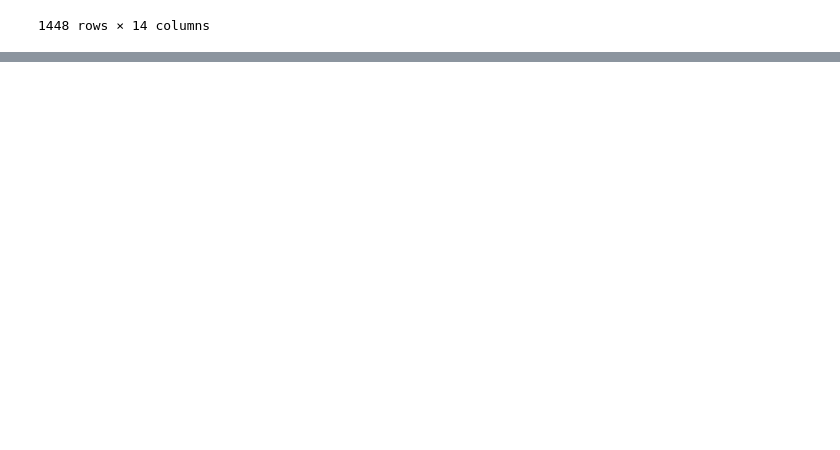
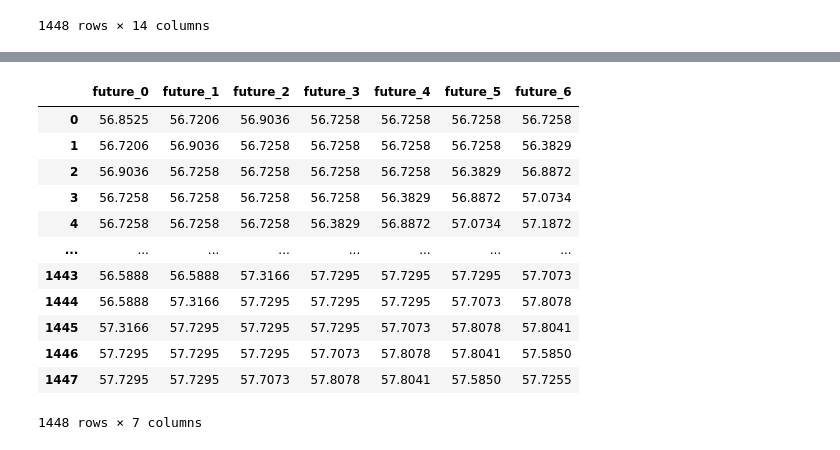
Before and after one commit to nikoladomazetovikj/exchange-rate-prediction-model, a Jupyter notebook: model_training.ipynb, the cells around one changed output, grey strips where cells are left out. Saved outputs shown, nothing was run; the diff lists cells and outputs as text; code cells hidden in the pictures; blank space fills up the shorter version.

Commit message:
feat: data prepared for testing

```diff
--- a/model_training.ipynb
+++ b/model_training.ipynb
@@ -162,0 +181,18 @@ data_frame
+# %%
+# target data
+Y = data_frame[future_columns]
+Y
+# %% [output]
+|  | future_0 | future_1 | future_2 | future_3 | future_4 | future_5 | future_6 |
+| 0 | 56.8525 | 56.7206 | 56.9036 | 56.7258 | 56.7258 | 56.7258 | 56.7258 |
+| 1 | 56.7206 | 56.9036 | 56.7258 | 56.7258 | 56.7258 | 56.7258 | 56.3829 |
+| 2 | 56.9036 | 56.7258 | 56.7258 | 56.7258 | 56.7258 | 56.3829 | 56.8872 |
+| 3 | 56.7258 | 56.7258 | 56.7258 | 56.7258 | 56.3829 | 56.8872 | 57.0734 |
+| 4 | 56.7258 | 56.7258 | 56.7258 | 56.3829 | 56.8872 | 57.0734 | 57.1872 |
+| ... | ... | ... | ... | ... | ... | ... | ... |
+| 1443 | 56.5888 | 56.5888 | 57.3166 | 57.7295 | 57.7295 | 57.7295 | 57.7073 |
+| 1444 | 56.5888 | 57.3166 | 57.7295 | 57.7295 | 57.7295 | 57.7073 | 57.8078 |
+| 1445 | 57.3166 | 57.7295 | 57.7295 | 57.7295 | 57.7073 | 57.8078 | 57.8041 |
+| 1446 | 57.7295 | 57.7295 | 57.7295 | 57.7073 | 57.8078 | 57.8041 | 57.5850 |
+| 1447 | 57.7295 | 57.7295 | 57.7073 | 57.8078 | 57.8041 | 57.5850 | 57.7255 |
+1448 rows × 7 columns
```
Also changed, not shown: parts of 3 cells of this notebook.
